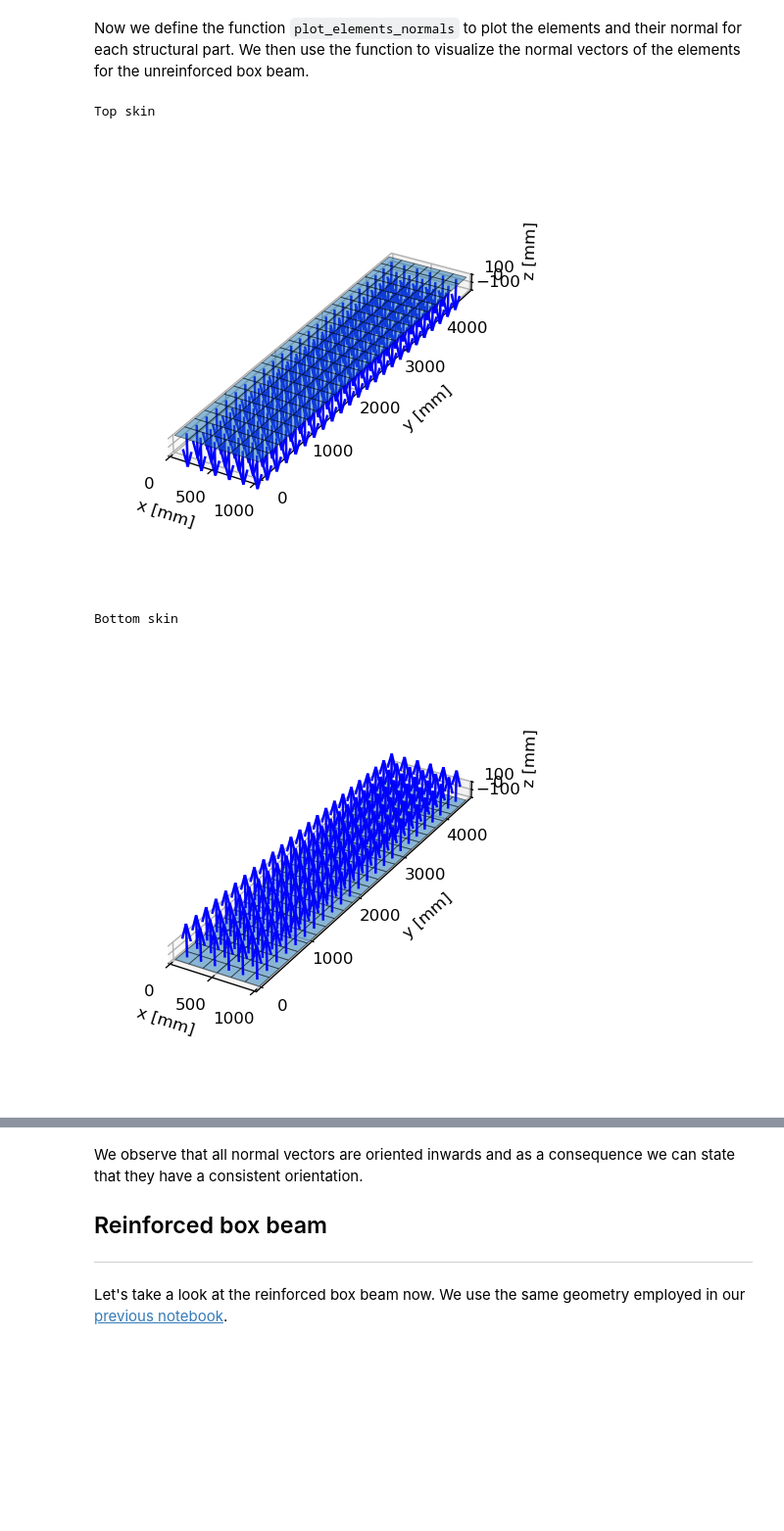
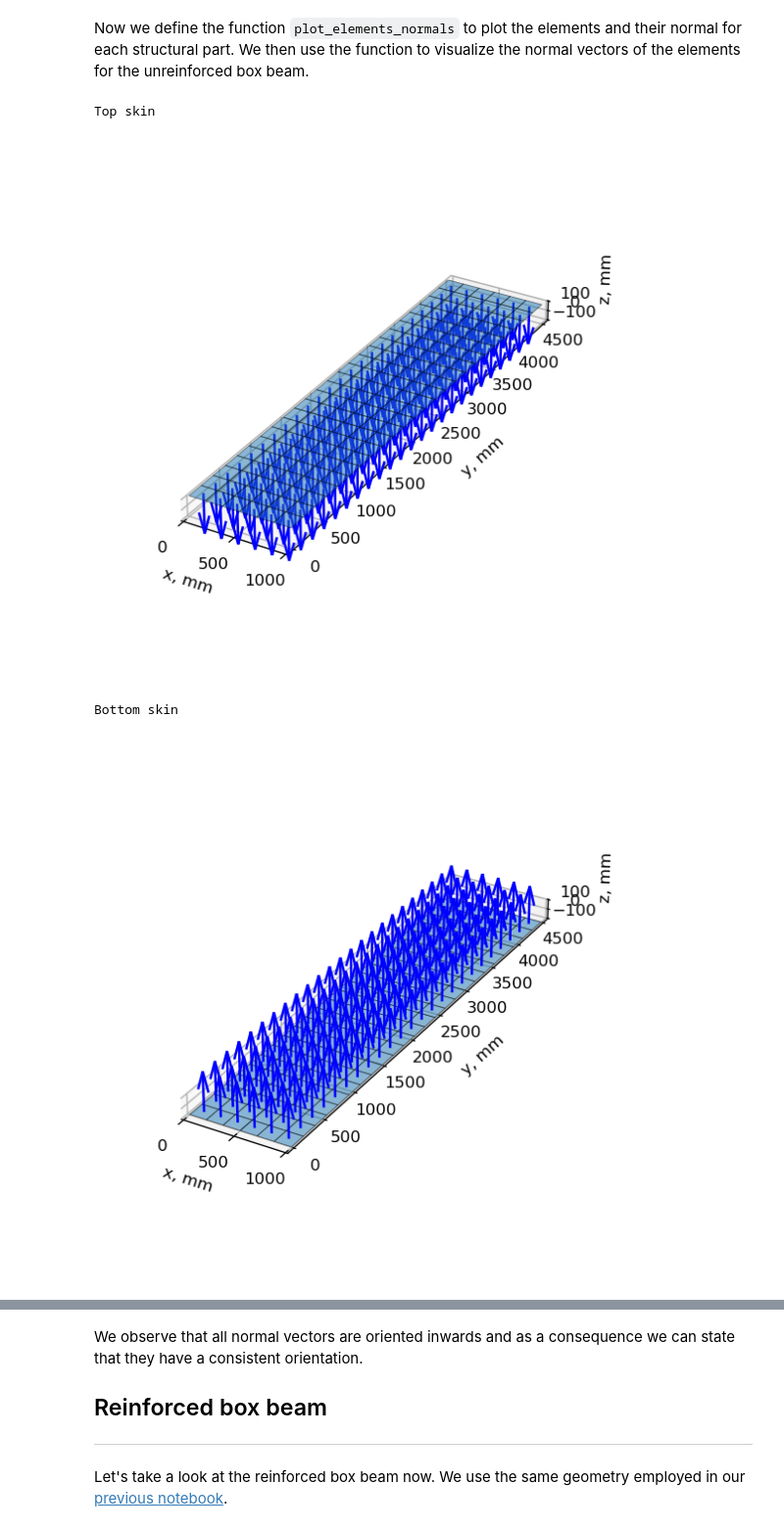
Before and after one commit to fmamitrotta/nonlinear-structural-stability-notebooks, a Jupyter notebook: notebooks/09_Verification_of_Shell_Elements_Normal_Vectors_Consistency.ipynb, the cells around one changed output, grey strips where cells are left out. Shown at 98% size. Cells and saved outputs as stored; diff of their text form; code cells hidden in the pictures; blank space fills up the shorter version.

Commit message:
Reviewed and updated figures of notebook 9

```diff
--- a/notebooks/09_Verification_of_Shell_Elements_Normal_Vectors_Consistency.ipynb
+++ b/notebooks/09_Verification_of_Shell_Elements_Normal_Vectors_Consistency.ipynb
@@ -30,14 +30,14 @@ SVG(filename=os.path.join('resources', '04_BoxBeamGeometry.svg'))
 # %% [output]
 [drawing not drawn]
 # %%
-AR = 9   # aspect ratio - 2*b/w (the span of the box beam corresponds to half the span of the CRM wingbox)
+AR = 9   # aspect ratio - 2*b/w (the length of the box beam corresponds to half the span of the CRM wingbox)
 w = 1e3   # width [mm]
-b = AR*w/2  # span [mm]
+l = AR*w/2  # length [mm]
 non_dimensional_height = 0.2  # h/w
 h = w*non_dimensional_height  # box height [mm]
 non_dimensional_thickness = 1/50  # t/h
 t = h*non_dimensional_thickness   # shell thickness [mm]
-print(f'Box beam dimensions:\n- width: {w/1e3:.2f} m\n- span: {b/1e3:.2f} m\n- height: {h/1e3:.2f} m\n- wall thickness: {t:.2f} mm')
+print(f'Box beam dimensions:\n- width: {w/1e3:.2f} m\n- length: {l/1e3:.2f} m\n- height: {h/1e3:.2f} m\n- wall thickness: {t:.2f} mm')
 # %% [output]
 Box beam dimensions:
 - width: 1.00 m
@@ -49,8 +49,10 @@ Let's discretize our geometry and create the bdf input. We are going to prescrib
 # %%
 from resources import box_beam_utils  # module with useful functions to work with box beam problems
 
-nodes_coordinates_array, nodes_connectivity_matrix = box_beam_utils.mesh_box(width=w, span=b, height=h, edge_length=h)  # discretize geometry
-unreinforced_box_beam_bdf = box_beam_utils.create_base_bdf_input(young_modulus=1, poisson_ratio=1, density=1, shell_thickness=t, nodes_xyz_array=nodes_coordinates_array, nodes_connectivity_matrix=nodes_connectivity_matrix)  # create BDF object
+nodes_coordinates_array, nodes_connectivity_matrix = box_beam_utils.mesh_box(width=w, length=l, height=h, element_length=h)  # discretize geometry
+unreinforced_box_beam_bdf = box_beam_utils.create_base_bdf_input(young_modulus=1, poisson_ratio=1, density=1, shell_thickness=t,
+                                                                 nodes_xyz_array=nodes_coordinates_array,
+                                                                 nodes_connectivity_matrix=nodes_connectivity_matrix)  # create BDF object
 # %% [output]
 subcase=0 already exists...skipping
 # %% [markdown]
@@ -101,41 +103,41 @@ def plot_elements_normals(nodes, centroids, normals, parts):
     for part, indices in parts.items():
         print(part)
         # Create figure and axes
-        fig = plt.figure()
+        fig = plt.figure(tight_layout=True)
         ax = fig.add_subplot(111, projection='3d')
         # Plot elements
         pc = Poly3DCollection(nodes[indices, :, :], linewidths=.5, alpha=.5)
         pc.set_edgecolor('k')
         ax.add_collection3d(pc)
         # Plot normal vectors
         ax.quiver(centroids[indices, 0], centroids[indices, 1], centroids[indices, 2], normals[indices, 0], normals[indices, 1], normals[indices,2], length=400, color='blue', arrow_length_ratio=.5)
         # Set axes label
-        ax.set_xlabel('x [mm]')
-        ax.set_ylabel('y [mm]')
-        ax.set_zlabel('z [mm]')
+        ax.set_xlabel('x, mm')
+        ax.set_ylabel('y, mm')
+        ax.set_zlabel('z, mm')
         # Set aspect ratio
         ax.set_box_aspect(aspect_ratio)
         # Set axes limits
         ax.set_xlim(bounds[0, :])
         ax.set_ylim(bounds[1, :])
         ax.set_zlim(bounds[2, :])
         # Adjust number of ticks of x and z axes
         ax.locator_params(axis='x', nbins=3)
         ax.locator_params(axis='z', nbins=2)
         # Adjust ticks label of y- and z-axis
         ax.tick_params(axis='y', which='major', pad=25)
         ax.tick_params(axis='z', which='major', pad=6)
         # Adjust axis label y and z axes
         ax.yaxis.labelpad = 70
         ax.zaxis.labelpad = 10
         # Show plot
         plt.show()
 
 plt.rcParams['figure.dpi'] = 120 # set default dpi of figures
 plot_elements_normals(nodes_coordinates, centroids_coordinates, normal_vectors, box_beam_parts)
 # %% [output]
 Top skin
-[figure, old version]
+[figure, new version]
 Bottom skin
-[figure, old version]
+[figure, new version]
 Front spar
```
Also changed, not shown: parts of 5 cells of this notebook.
